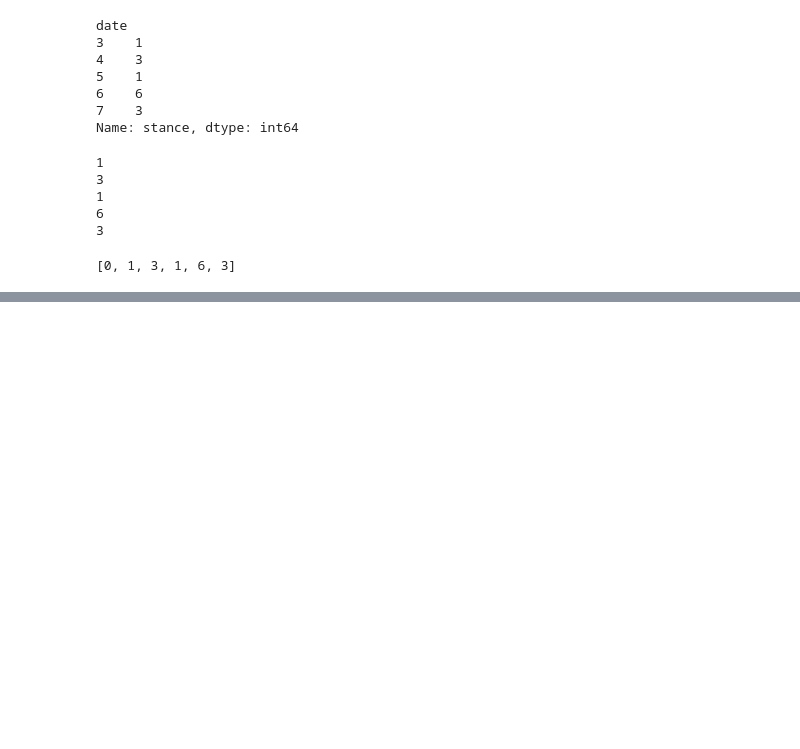
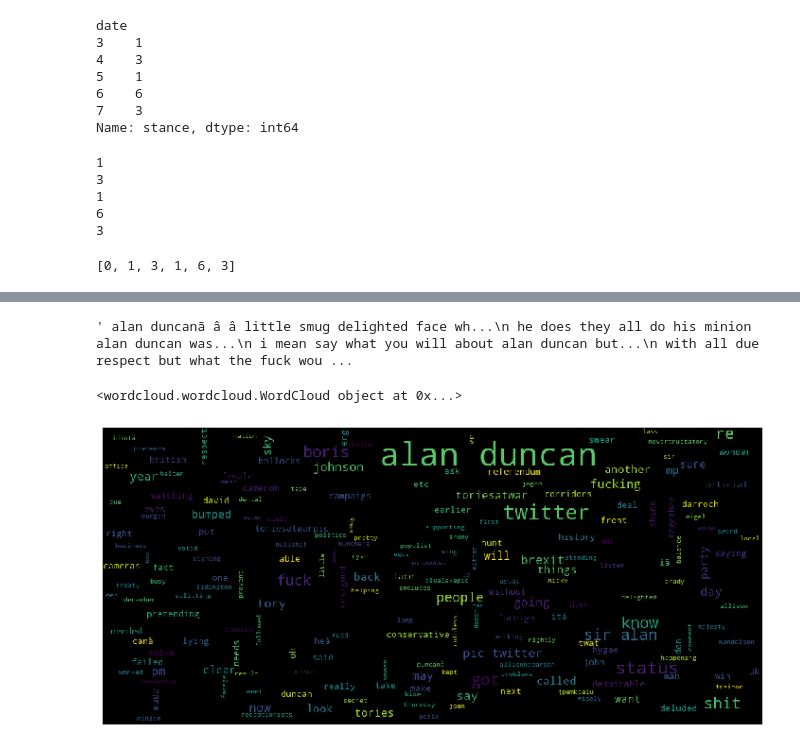
Before and after one commit to abhisheksaxena1998/hate_speech_threat_detection, a Jupyter notebook: Alanduncan.ipynb, the cells around one changed output, grey strips where cells are left out. Saved outputs shown, nothing was run; the diff lists cells and outputs as text; code cells hidden in the pictures; blank space fills up the shorter version.

```diff
--- a/Alanduncan.ipynb
+++ b/Alanduncan.ipynb
@@ -1089,0 +1257,9 @@ ax.tick_params(axis = 'both', which = 'major', labelsize = 15)
+# %%
+df1=pd.read_csv('alan.csv',encoding='latin1')
+
+df1.columns=['id','tweet']
+df2=df1['tweet'].to_string(index=False)
+
+df2
+# %% [output]
+' alan duncanã â â little smug delighted face wh...\n he does they all do his minion alan duncan was...\n i mean say what you will about alan duncan but...\n with all due respect but what the fuck wou ...
@@ -1089,0 +1270,32 @@ ax.tick_params(axis = 'both', which = 'major', labelsize = 15)
+# %%
+sample = open("alancorpus.txt", "r",encoding='utf-8')
+s = sample.read()
+
+# Replaces escape character with space
+f = s.replace("\n", " ")
+# %%
+from os import path
+from PIL import Image
+from wordcloud import WordCloud, STOPWORDS, ImageColorGenerator
+import matplotlib.pyplot as plt
+#% matplotlib inline
+wordcloud = WordCloud(
+                          background_color='black',
+                          #stopwords=stop_words,
+                          max_words=200,
+                          max_font_size=50, width=1000, height=450,
+                          random_state=42
+                         ).generate(f)
+print(wordcloud)
+plt.figure(figsize = (10, 10), facecolor = None)
+fig = plt.figure(1)
+plt.imshow(wordcloud)
+plt.tight_layout(pad=0)
+
+plt.axis('off')
+plt.show()
+fig.savefig("word1.png", dpi=2500)
+#plt.savefig('wordcloud.png', facecolor='k', bbox_inches='tight')
+# %% [output]
+<wordcloud.wordcloud.WordCloud object at 0x...>
+[figure, added]
```
Also changed, not shown: parts of 9 cells of this notebook, 17 other files.
